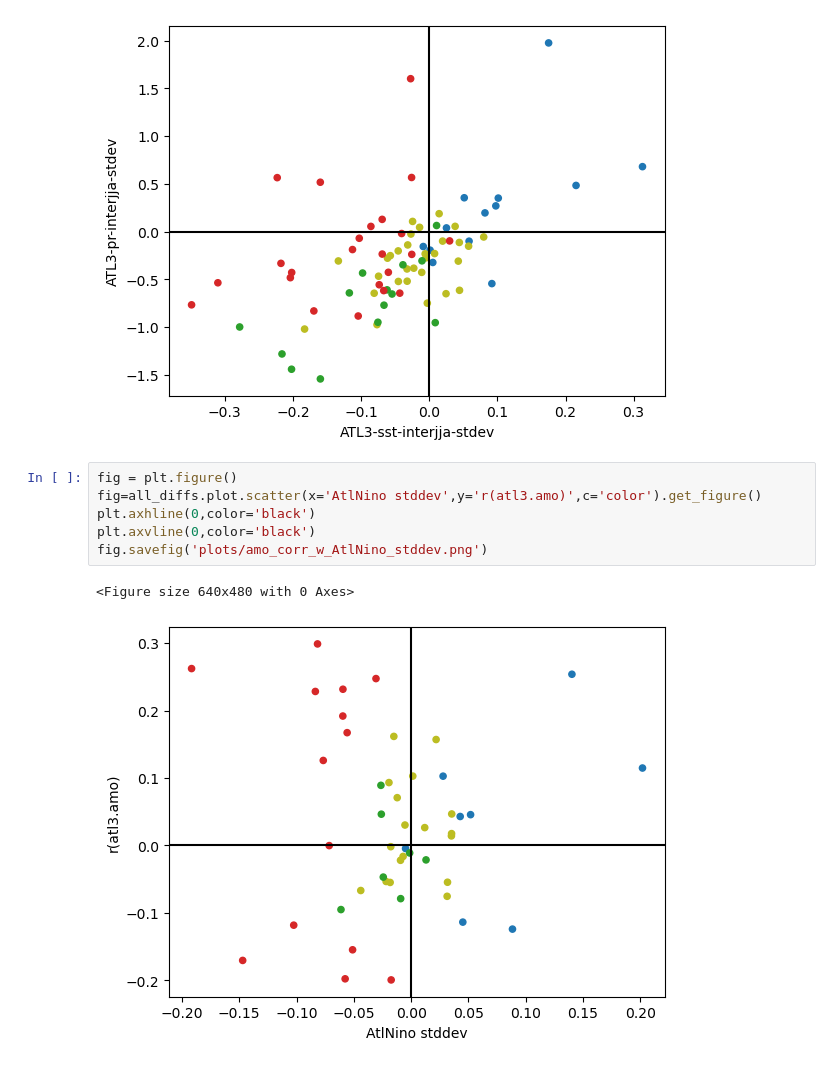
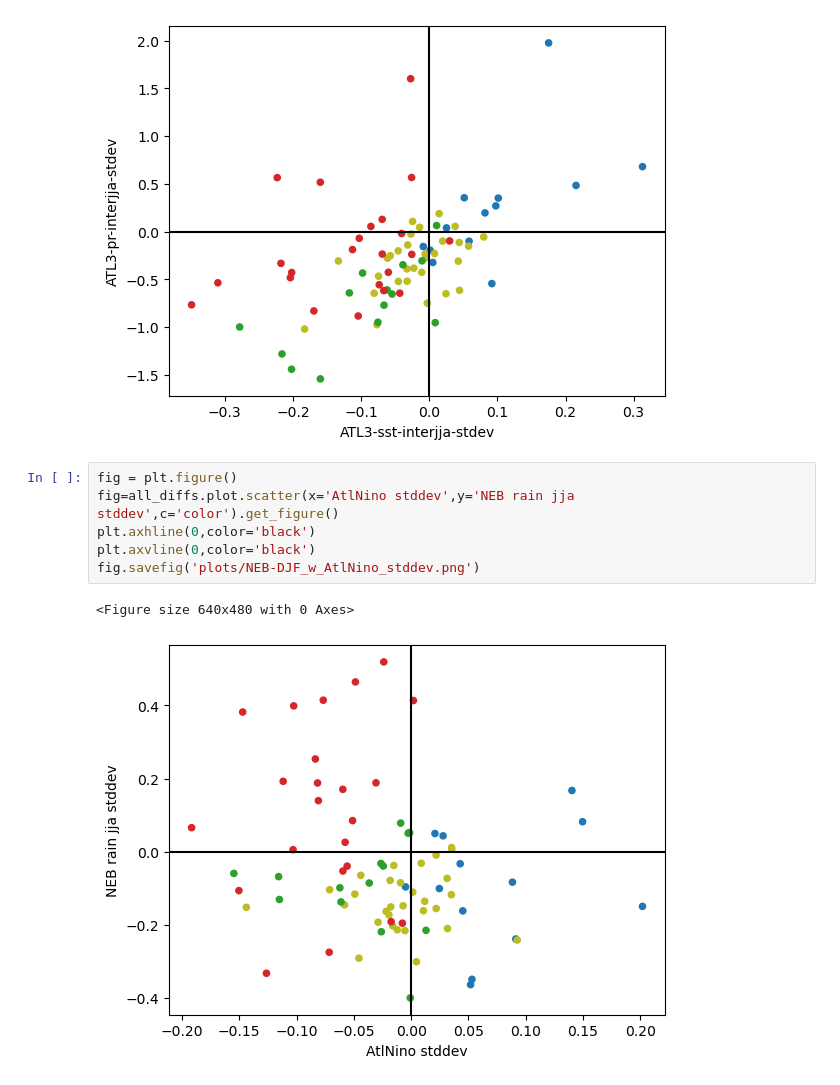
Before and after one commit to pmip4/TropicalAtlanticVariability, a Jupyter notebook: scatterplots.ipynb, the cells around one changed output. Cells and saved outputs as stored; diff of their text form.

Commit message:
Added NEB rainfall variability scatter

```diff
--- a/scatterplots.ipynb
+++ b/scatterplots.ipynb
@@ -233,10 +233,10 @@ fig.savefig('plots/Rainfall_vs_SST_variability_changes.png')
 [figure]
 # %%
 fig = plt.figure()
-fig=all_diffs.plot.scatter(x='AtlNino stddev',y='r(atl3.amo)',c='color').get_figure()
+fig=all_diffs.plot.scatter(x='AtlNino stddev',y='NEB rain jja stddev',c='color').get_figure()
 plt.axhline(0,color='black')
 plt.axvline(0,color='black')
-fig.savefig('plots/amo_corr_w_AtlNino_stddev.png')
+fig.savefig('plots/NEB-DJF_w_AtlNino_stddev.png')
 # %% [output]
 <Figure size 640x480 with 0 Axes>
-[figure, old version]
+[figure, new version]
```
Also changed, not shown: parts of 1 cell of this notebook, 1 other file.
